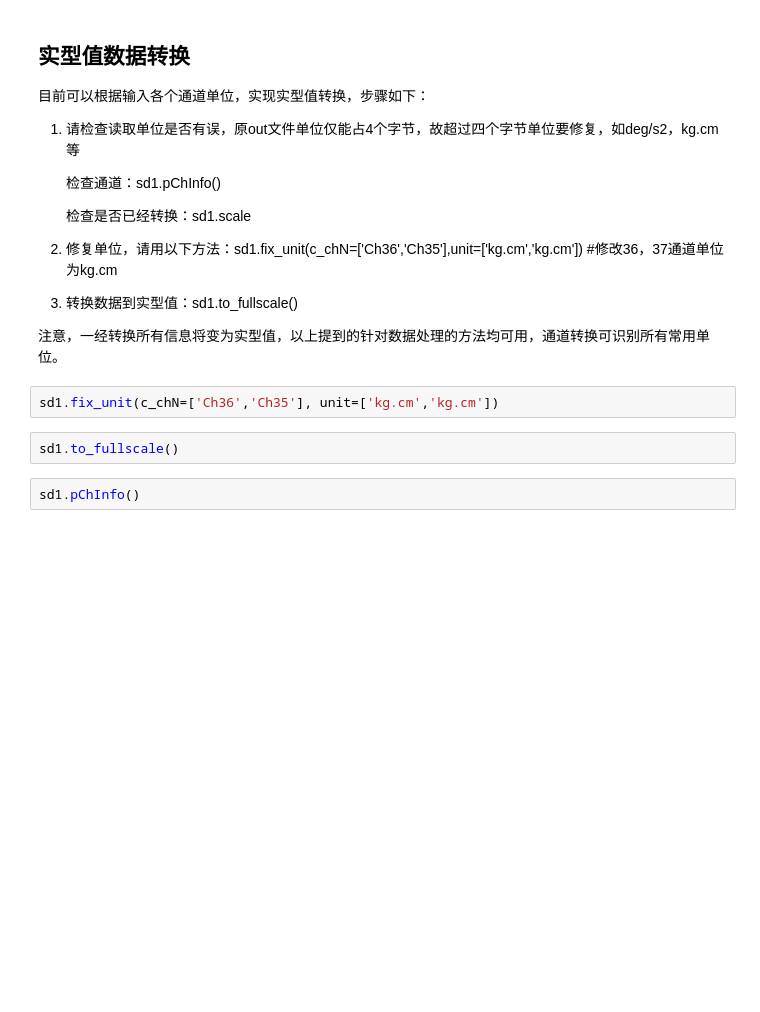
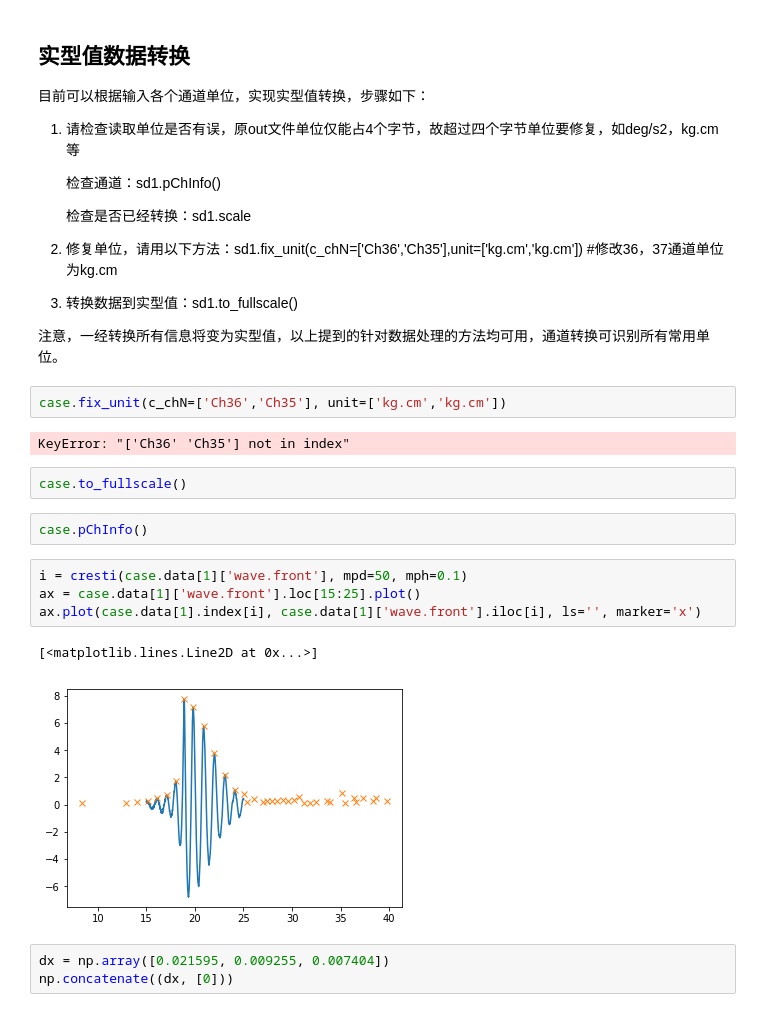
Before and after one commit to Alphabetliu/pydas, a Jupyter notebook: example.ipynb, the cells around one changed output. Cells and saved outputs as stored; diff of their text form; blank space fills up the shorter version.

```diff
--- a/example.ipynb
+++ b/example.ipynb
@@ -203,8 +257,20 @@ sd1.to_mat(s_seg = 0)
 
 注意，一经转换所有信息将变为实型值，以上提到的针对数据处理的方法均可用，通道转换可识别所有常用单位。
 # %%
-sd1.fix_unit(c_chN=['Ch36','Ch35'], unit=['kg.cm','kg.cm'])
+case.fix_unit(c_chN=['Ch36','Ch35'], unit=['kg.cm','kg.cm'])
+# %% [output]
+KeyError: "['Ch36' 'Ch35'] not in index"
 # %%
-sd1.to_fullscale()
+case.to_fullscale()
 # %%
-sd1.pChInfo()
+case.pChInfo()
+# %%
+i = cresti(case.data[1]['wave.front'], mpd=50, mph=0.1)
+ax = case.data[1]['wave.front'].loc[15:25].plot()
+ax.plot(case.data[1].index[i], case.data[1]['wave.front'].iloc[i], ls='', marker='x')
+# %% [output]
+[<matplotlib.lines.Line2D at 0x...>]
+[figure, added]
+# %%
+dx = np.array([0.021595, 0.009255, 0.007404])
+np.concatenate((dx, [0]))
```
Also changed, not shown: parts of 18 cells of this notebook, 2 other files.
